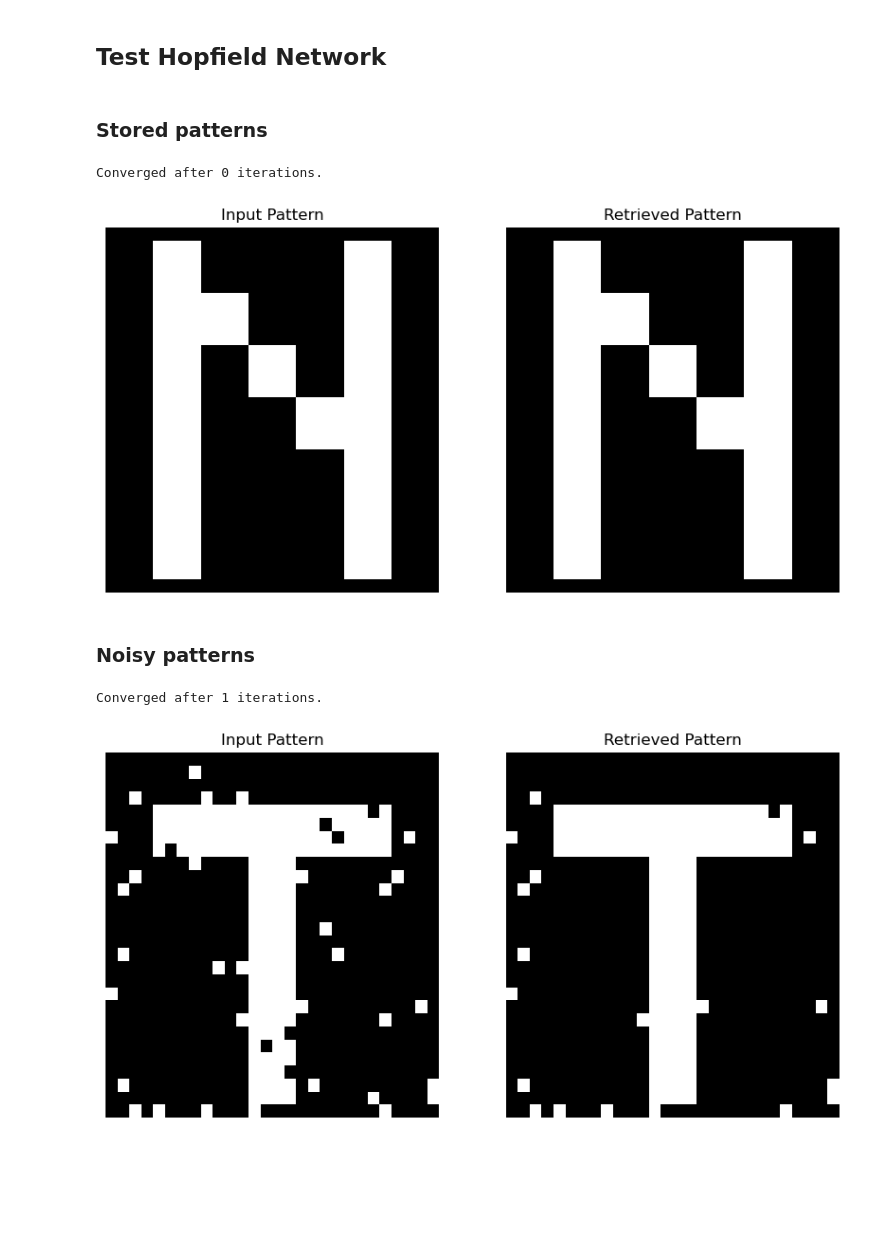
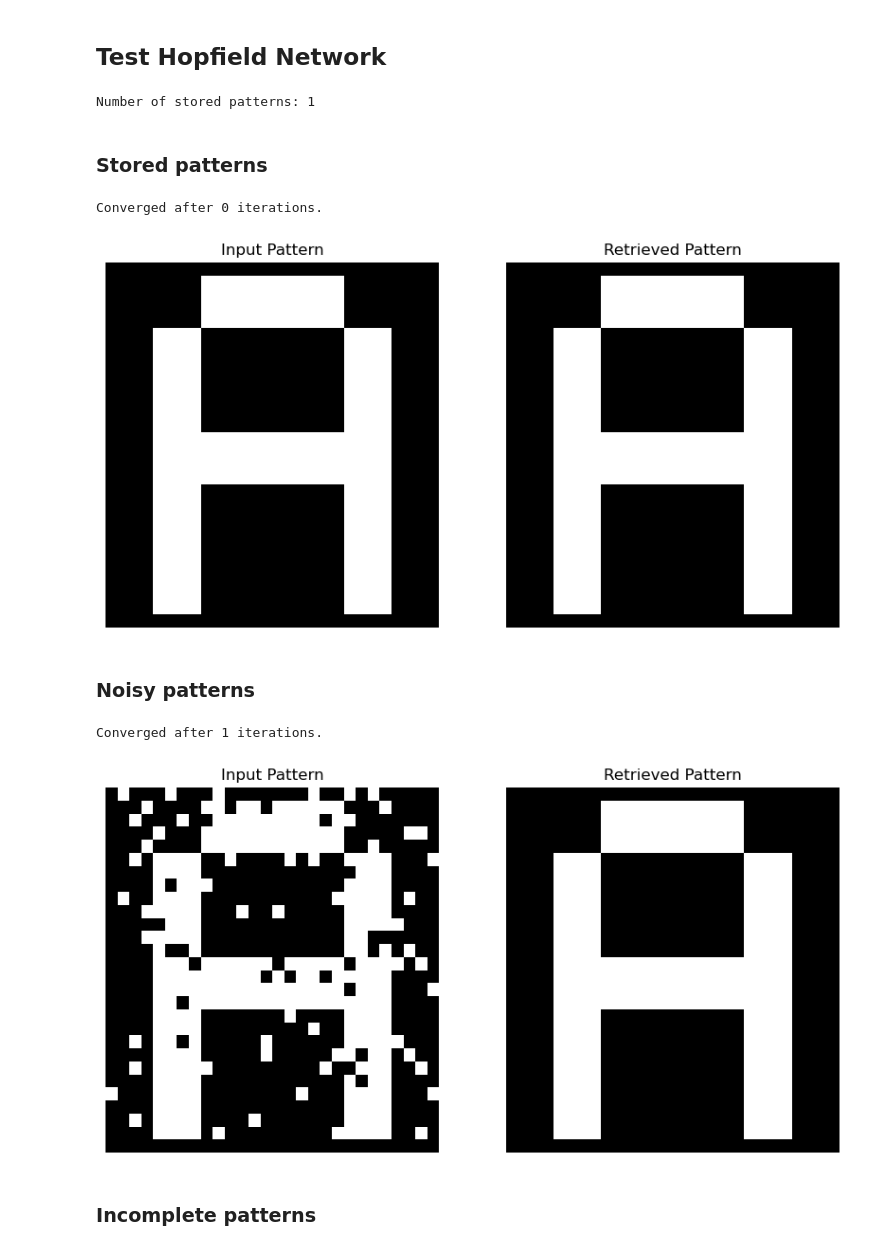
Before and after one commit to LLapsus/hopmemo, a Jupyter notebook: hopfield_demo.ipynb, the cells around one changed output. Drawn from its saved outputs; the diff is of its cells as text; code cells hidden in the pictures; blank space fills up the shorter version.

```diff
--- a/hopfield_demo.ipynb
+++ b/hopfield_demo.ipynb
@@ -8,7 +8,7 @@ import seaborn as sns
 from alnum_dataset import generate_alnum_dataset
 from hopfield import *
 # %%
-TRAIN_METHOD = 'centered'  # Options: 'basic', 'centered', 'damped'
+LEARNING_METHOD = 'damped'  # Options: 'hebbian', 'centered', 'damped'
 LAM = 0.1                  # Damping factor for damped pseudoinverse training
 # %%
 # Load dataset
@@ -25,10 +25,9 @@ Labels: ['A' 'B' 'C' 'D' 'E' 'F' 'G' 'H' 'I' 'J' 'K' 'L' 'M' 'N' 'O' 'P' 'Q' 'R'
 # %% [markdown]
 ## Select patterns to store
 # %%
-# Select patterns to store
-Patterns = list('PYTHON')                                   # Characters to store
-X_mem = X[np.isin(y, Patterns)].reshape(len(Patterns), -1)  # Reshape to (num_patterns, num_features)
-num_samples, num_features = X_mem.shape                     # get number of samples and features
+# Prepare data for Hopfield Network
+Patterns = X.reshape(len(X), -1)            # Reshape to (num_patterns, num_features)
+num_samples, num_features = Patterns.shape  # get number of samples and features
 
 print(f"Number of samples: {num_samples}")
 print(f"Number of features: {num_features}")
@@ -40,20 +41,16 @@ Number of features: 784
 # %%
 # Initialize Hopfield Network
-hopfield_net = HopfieldNetwork(n_neurons=num_features)
+hopfield_net = HopfieldNetwork(
+    n_neurons=num_features,
+    learning_method=LEARNING_METHOD, damped_lam=LAM
+)
 
 # Train Hopfield Network
-if TRAIN_METHOD == 'basic':
-    hopfield_net.train(X_mem)
-elif TRAIN_METHOD == 'centered':
-    hopfield_net.train_pseudoinverse_centered(X_mem)
-elif TRAIN_METHOD == 'damped':
-    hopfield_net.train_pseudoinverse_damped(X_mem, lam=LAM)
-else:
-    hopfield_net.train(X_mem)
+hopfield_net.memorize(Patterns[0:1], labels=y[0:1])
 
 # Check stability of stored patterns
-margins = hopfield_net.get_margins(X_mem)
-for patt, margin in zip(Patterns, margins):
-    stability = "Stable" if margin >= 0 else "Unstable"
-    print(f"Pattern: {patt}, Margin: {margin:.6f}, {stability}")
+stability = hopfield_net.check_stability()
+for label, margin in stability.items():
+    status = "Stable" if margin >= 0 else "Unstable"
+    print(f"Pattern {label}: {status} (margin = {margin:.6f})")
 # %% [output]
@@ -81,9 +74,13 @@ plt.show()
 # %% [markdown]
 ## Test Hopfield Network
+# %%
+print(f"Number of stored patterns: {hopfield_net.num_memories()}")
+# %% [output]
+Number of stored patterns: 1
 # %% [markdown]
 ### Stored patterns
 # %%
-inp = X_mem[1].copy()
+inp = hopfield_net.memories[0].copy()
 out = hopfield_net.retrieve(inp, max_iterations=1000)
 
 fig, axs = plt.subplots(1, 2, figsize=(10, 5))
@@ -98,7 +95,7 @@ for i in range(2):
 plt.show()
 # %% [output]
 Converged after 0 iterations.
-[figure, old version]
+[figure, new version]
 # %% [markdown]
 ### Noisy patterns
 # %%
@@ -112,19 +109,21 @@ def add_noise(pattern, p=0.1):
     noisy_pattern[flip_indices] *= -1
     return noisy_pattern
 # %%
-inp = add_noise(X_mem[4], p=0.05)
-out = hopfield_net.retrieve(inp, max_iterations=1000)
+inp = add_noise(hopfield_net.memories[0], p=0.1)
+out = hopfield_net.retrieve(inp)
 
 fig, axs = plt.subplots(1, 2, figsize=(10, 5))
 sns.heatmap(inp.reshape(28,28), cmap='gray', cbar=False, ax=axs[0])
 sns.heatmap(out.reshape(28,28), cmap='gray', cbar=False, ax=axs[1])
 axs[0].set_title("Input Pattern")
 axs[1].set_title("Retrieved Pattern")
 
 for i in range(2):
     axs[i].set_xticks([])
     axs[i].set_yticks([])
 plt.show()
 # %% [output]
 Converged after 1 iterations.
-[figure, old version]
+[figure, new version]
+# %% [markdown]
+### Incomplete patterns
```
Also changed, not shown: parts of 11 cells of this notebook, 2 other files.
